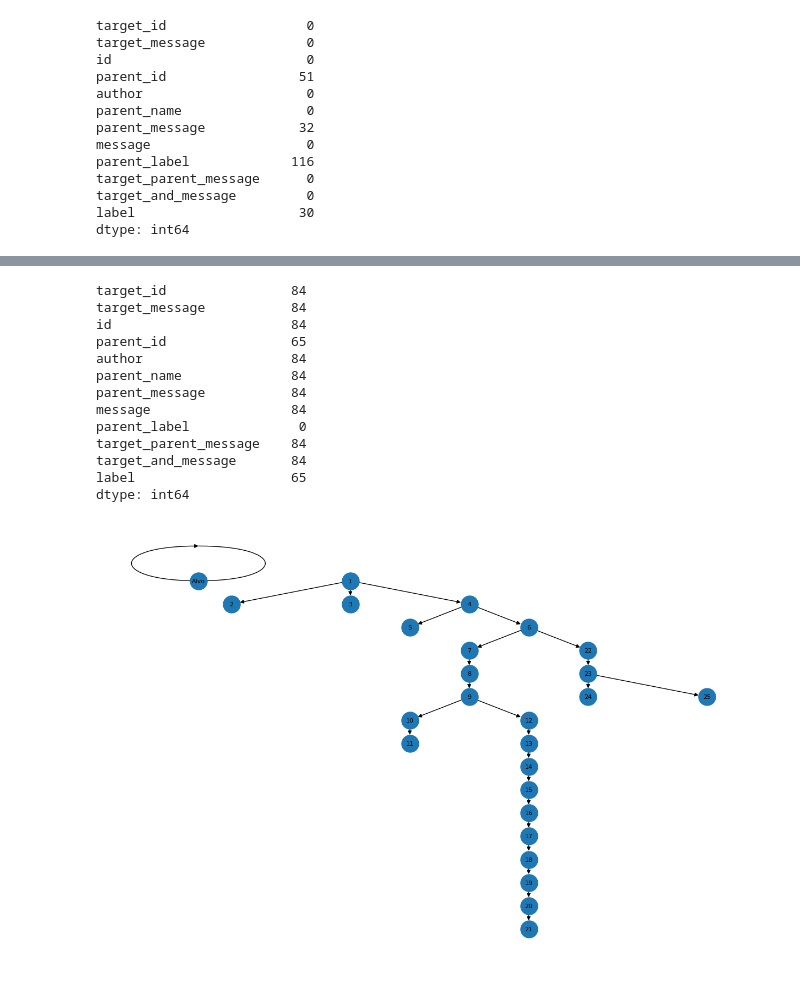
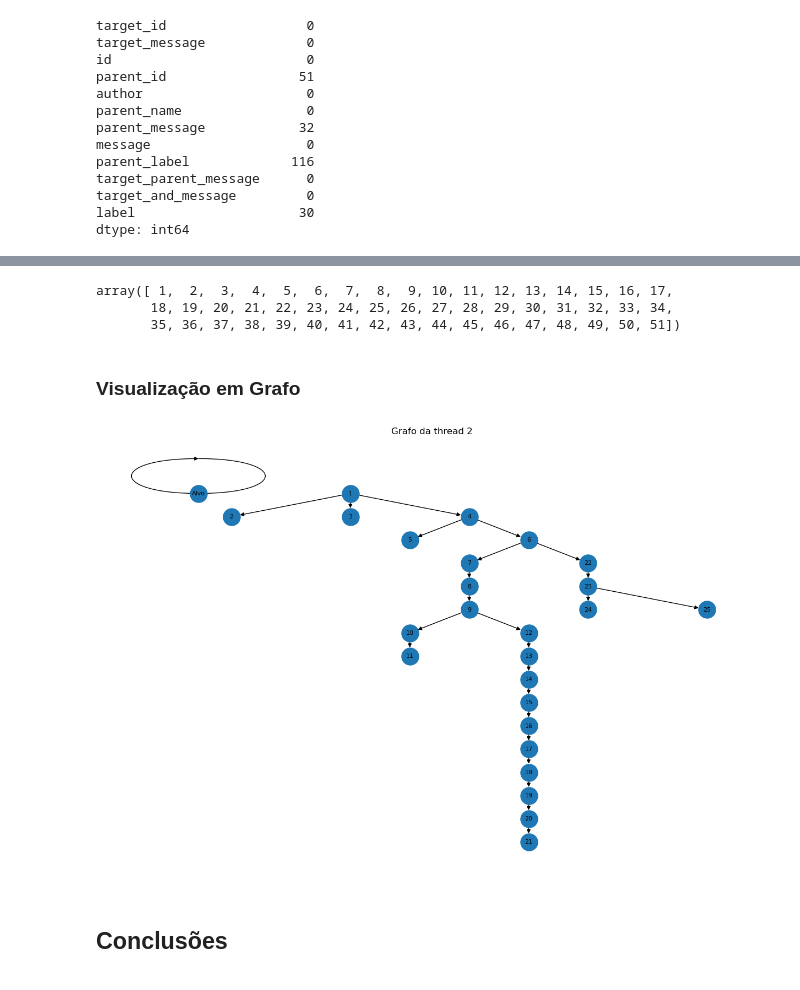
Before and after one commit to moriija/Deteccao-de-Posicionamento, a Jupyter notebook: analise dataset.ipynb, the cells around one changed output, grey strips where cells are left out. Cells and saved outputs as stored; diff of their text form; code cells hidden in the pictures.

```diff
--- a/analise dataset.ipynb
+++ b/analise dataset.ipynb
@@ -95,0 +102,7 @@ Name: count, dtype: int64
+# %%
+df['target_id'].unique()  # id do postagem original (alvo)
+# mesma quantidade de parent_id nulos
+# %% [output]
+array([ 1,  2,  3,  4,  5,  6,  7,  8,  9, 10, 11, 12, 13, 14, 15, 16, 17,
+       18, 19, 20, 21, 22, 23, 24, 25, 26, 27, 28, 29, 30, 31, 32, 33, 34,
+       35, 36, 37, 38, 39, 40, 41, 42, 43, 44, 45, 46, 47, 48, 49, 50, 51])
@@ -96,21 +113,9 @@ Name: count, dtype: int64
 # %%
 # Linhas onde parent_label é nulo mas parent_message não é
 sem_parent_label = df[df['parent_label'].isnull() & df['parent_message'].notnull()]
-sem_parent_label.count()
+# são filhos dos comentarios originais, que não possuem label.
-# %% [output]
-target_id                84
-target_message           84
-id                       84
-parent_id                65
-author                   84
-parent_name              84
-parent_message           84
-message                  84
-parent_label              0
-target_parent_message    84
-target_and_message       84
-label                    65
-dtype: int64
+# %% [markdown]
+### Visualização em Grafo
 # %%
 def criar_grafo(df):
     # Crie um grafo direcionado
@@ -141,16 +146,20 @@ def criar_grafo(df):
 G = criar_grafo(df)
 # %%
 # Visualização hierárquica (top-down)
-def visualizar_grafo(G):
+def visualizar_grafo(G, titulo='Grafo de comentários'):
     plt.figure(figsize=(12, 8))
     pos = nx.nx_agraph.graphviz_layout(G, prog='dot')  # ou: nx.nx_pydot.graphviz_layout(G, prog='dot')
     nx.draw(G, pos, with_labels=True, node_size=500, font_size=8, arrows=True)
+    plt.title(titulo)  # Set the title here
     plt.show()
 # %%
-# df de uma postagem específica
-df_postagem = df[df['target_id'] == 2]  # target_id é o id da postagem. Os demais ids em colunas são de comentários em relação a postagem.
+# df de uma thread específica
+thread_id = 2
+df_postagem = df[df['target_id'] == 2]  # target_id é o id da thread. Os demais ids em colunas são de comentários em relação a esta.
 
 G_postagem = criar_grafo(df_postagem)
-visualizar_grafo(G_postagem)
+visualizar_grafo(G_postagem, titulo='Grafo da thread ' + str(thread_id))
 # %% [output]
-[figure, old version]
+[figure, new version]
+# %% [markdown]
+## Conclusões
```
Also changed, not shown: parts of 9 cells of this notebook.
